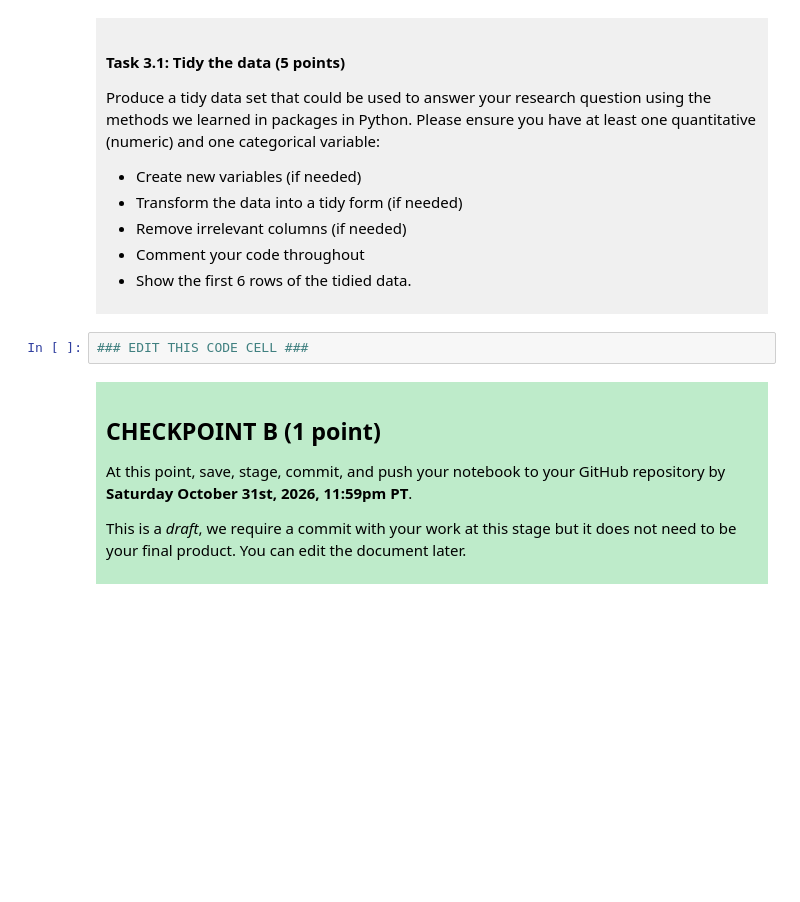
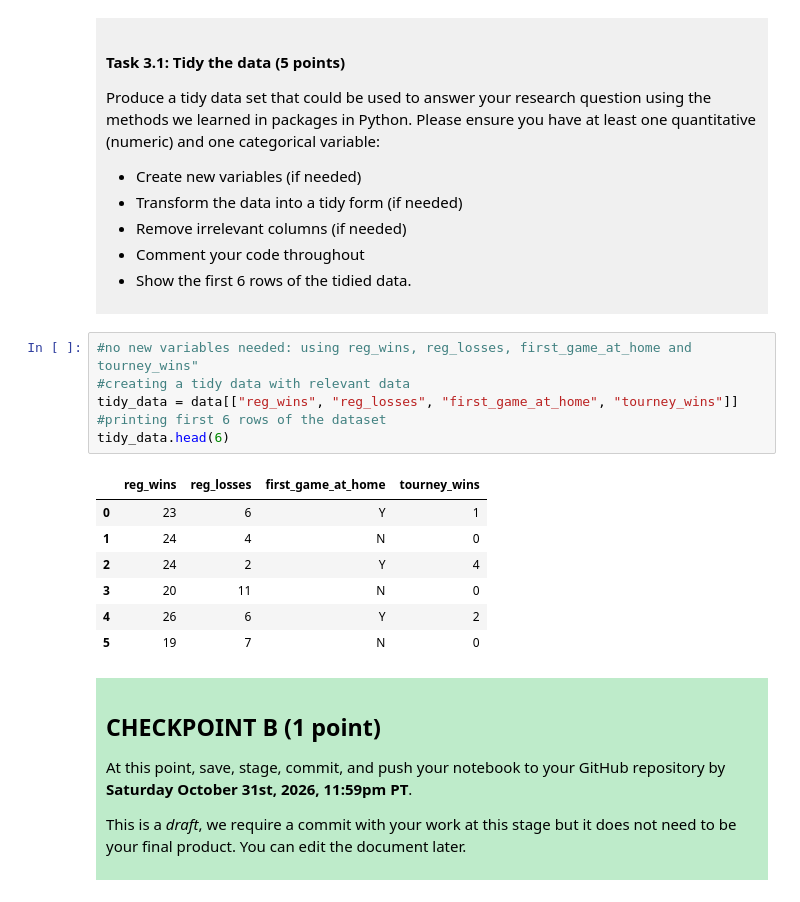
Before and after one commit to Angelina2501/dsci-100-project-angelina-makkar, a Jupyter notebook: dsci-100-project-notebook.ipynb, the cells around one changed output. Drawn from its saved outputs; the diff is of its cells as text; blank space fills up the shorter version.

```diff
--- a/dsci-100-project-notebook.ipynb
+++ b/dsci-100-project-notebook.ipynb
@@ -187,7 +197,19 @@ Produce a tidy data set that could be used to answer your research question usin
 
 </div>
 # %%
-### EDIT THIS CODE CELL ###
+#no new variables needed: using reg_wins, reg_losses, first_game_at_home and tourney_wins"
+#creating a tidy data with relevant data
+tidy_data = data[["reg_wins", "reg_losses", "first_game_at_home", "tourney_wins"]]
+#printing first 6 rows of the dataset
+tidy_data.head(6)
+# %% [output]
+|  | reg_wins | reg_losses | first_game_at_home | tourney_wins |
+| 0 | 23 | 6 | Y | 1 |
+| 1 | 24 | 4 | N | 0 |
+| 2 | 24 | 2 | Y | 4 |
+| 3 | 20 | 11 | N | 0 |
+| 4 | 26 | 6 | Y | 2 |
+| 5 | 19 | 7 | N | 0 |
 # %% [markdown]
 <div style="background-color: #beebca; padding: 10px;">
 
```
Also changed, not shown: parts of 3 cells of this notebook.
